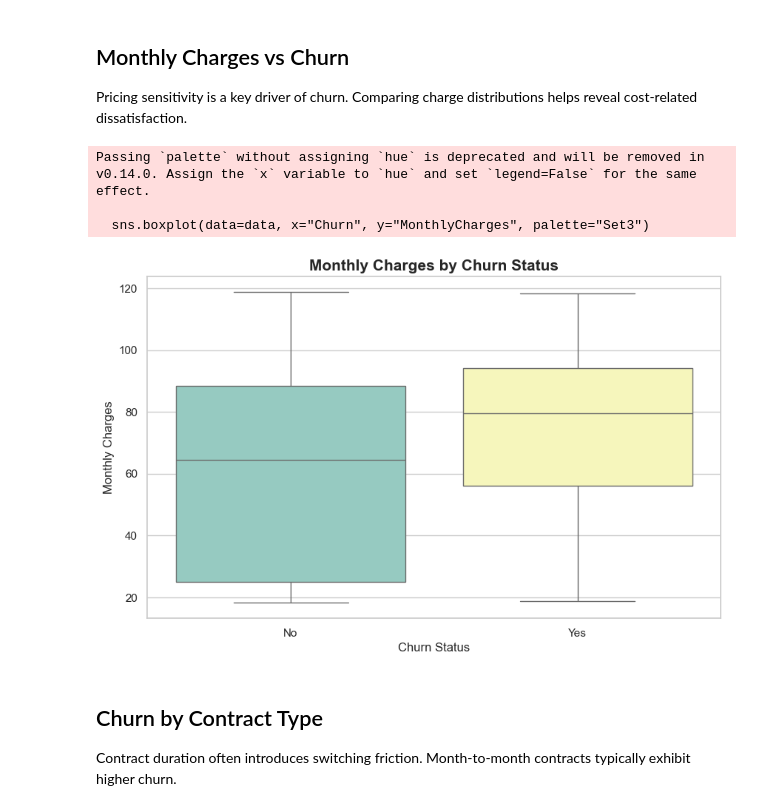
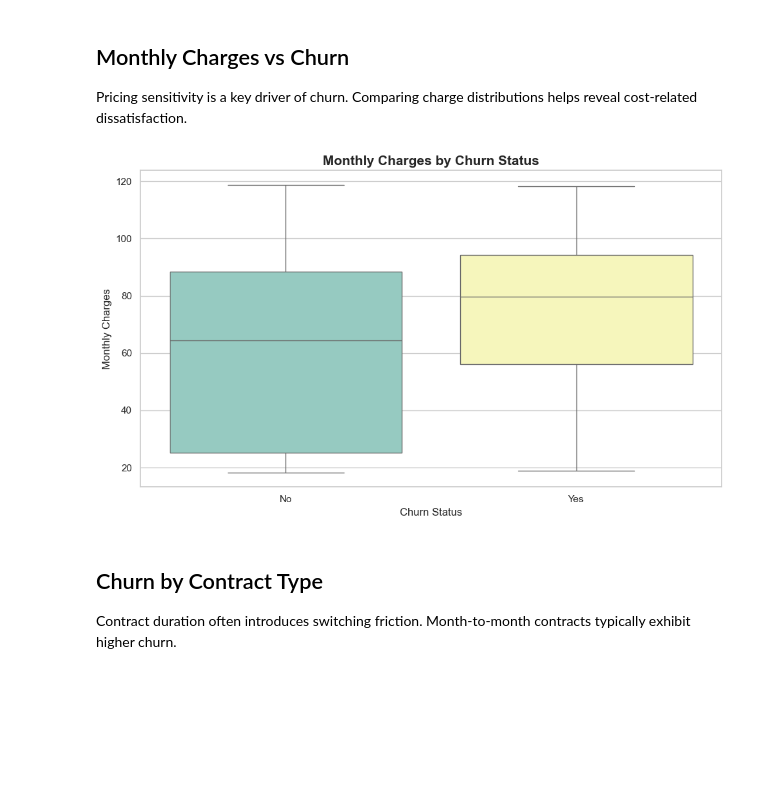
Before and after one commit to XCODESSS/Churn-Rate-Predictor, a Jupyter notebook: notebooks/eda.ipynb, the cells around one changed output. Saved outputs shown, nothing was run; the diff lists cells and outputs as text; code cells hidden in the pictures; blank space fills up the shorter version.

```diff
--- a/notebooks/eda.ipynb
+++ b/notebooks/eda.ipynb
@@ -217,18 +215,16 @@ Passing `palette` without assigning `hue` is deprecated and will be removed in v
 Pricing sensitivity is a key driver of churn.
 Comparing charge distributions helps reveal cost-related dissatisfaction.
 # %%
-sns.boxplot(data=data, x="Churn", y="MonthlyCharges", palette="Set3")
+sns.boxplot(data=data, x="Churn", y="MonthlyCharges", hue="Churn", palette="Set3", legend=False)
 
 plt.title("Monthly Charges by Churn Status", fontsize=15, fontweight="bold")
 plt.xlabel("Churn Status")
 plt.ylabel("Monthly Charges")
 
+plt.tight_layout()
 plt.show()
 # %% [output]
-Passing `palette` without assigning `hue` is deprecated and will be removed in v0.14.0. Assign the `x` variable to `hue` and set `legend=False` for the same effect.
-
-  sns.boxplot(data=data, x="Churn", y="MonthlyCharges", palette="Set3")
-[figure, old version]
+[figure, new version]
 # %% [markdown]
 ## Churn by Contract Type
 
```
Also changed, not shown: parts of 22 cells of this notebook.
